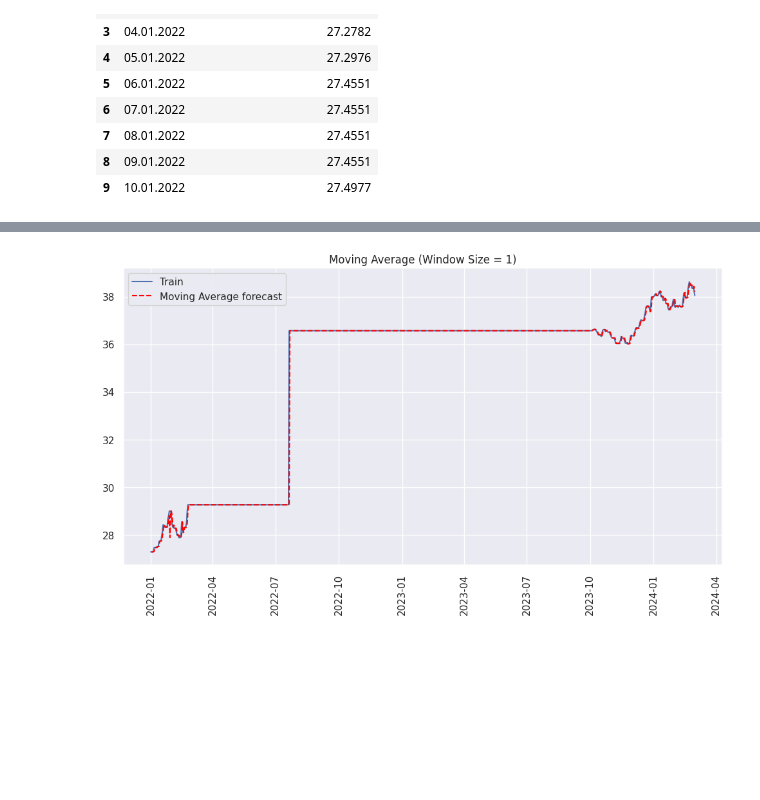
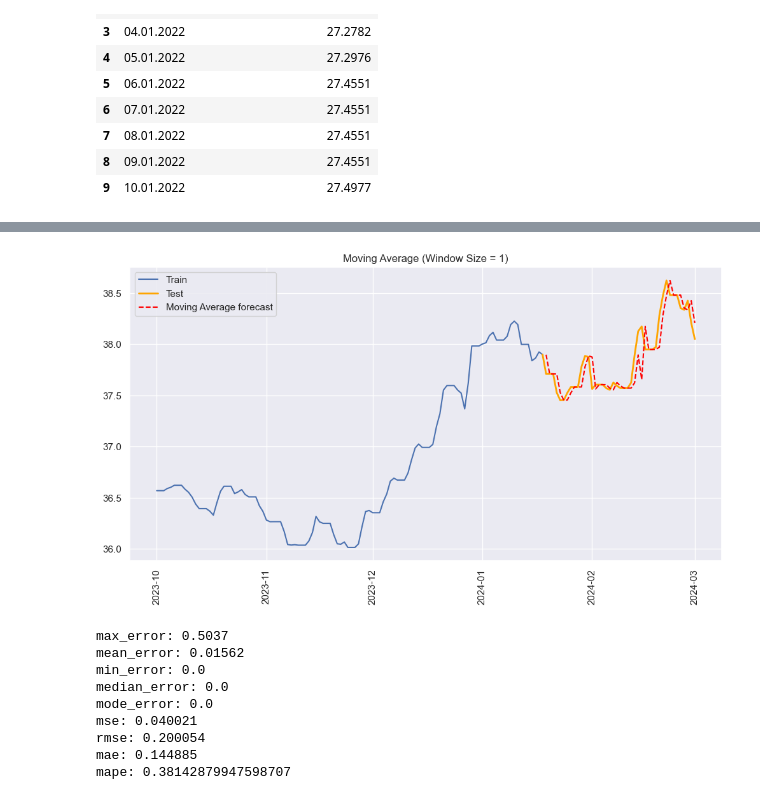
Before and after one commit to 4gn5t/DataAnalysis, a Jupyter notebook: lab7/main.ipynb, the cells around one changed output, grey strips where cells are left out. Cells and saved outputs as stored; diff of their text form; code cells hidden in the pictures; blank space fills up the shorter version.

```diff
--- a/lab7/main.ipynb
+++ b/lab7/main.ipynb
@@ -52,9 +52,13 @@ _data[['Дата', 'Офіційний курс гривні, грн']].head(10)
 | 8 | 09.01.2022 | 27.4551 |
 | 9 | 10.01.2022 | 27.4977 |
 # %%
-date = _data['Дата'].to_numpy()
-value = _data['Офіційний курс гривні, грн'].to_numpy()
+mask = pd.to_datetime(_data['Дата'], format='%d.%m.%Y') >= pd.to_datetime('01.10.2023', format='%d.%m.%Y')
+_data_filtered = _data[mask]
+
+date = _data_filtered['Дата'].to_numpy()
+value = _data_filtered['Офіційний курс гривні, грн'].to_numpy()
 date = pd.to_datetime(date, format='%d.%m.%Y')
+
 
 sns.set_theme(style="darkgrid")
 plt.figure(figsize=(15, 8))
@@ -128,7 +132,7 @@ mape: 0.20250099630460586
 # %%
-train_len = 720
-train = _data.iloc[:train_len].copy()
-test = _data.iloc[train_len:].copy()
+train_len = 110
+train = _data_filtered.iloc[:train_len].copy()
+test = _data_filtered.iloc[train_len-1:].copy()
 
 train['Дата'] = pd.to_datetime(train['Дата'], format='%d.%m.%Y')
 test['Дата'] = pd.to_datetime(test['Дата'], format='%d.%m.%Y')
@@ -185,7 +189,7 @@ mape: 0.2078019233786842
 # %%
-train_len = 720
-train = _data.iloc[:train_len].copy()
-test = _data.iloc[train_len:].copy()
+train_len = 110
+train = _data_filtered.iloc[:train_len].copy()
+test = _data_filtered.iloc[train_len-1:].copy()
 
 train['Дата'] = pd.to_datetime(train['Дата'], format='%d.%m.%Y')
 test['Дата'] = pd.to_datetime(test['Дата'], format='%d.%m.%Y')
@@ -356,21 +345,47 @@ mape: 0.6646805690089761
 # %%
 window_size = 1
-train = _data.copy()
+
+train_len = 110
+train = _data_filtered.iloc[:train_len].copy()
+test = _data_filtered.iloc[train_len-1:].copy()
+
 train['Дата'] = pd.to_datetime(train['Дата'], format='%d.%m.%Y')
+test['Дата'] = pd.to_datetime(test['Дата'], format='%d.%m.%Y')
+
 train['Офіційний курс гривні, грн'] = train['Офіційний курс гривні, грн'].astype(float)
+test['Офіційний курс гривні, грн'] = test['Офіційний курс гривні, грн'].astype(float)
 
-y_hat_ma = train.copy()
-y_hat_ma['ma_forecast'] = train['Офіційний курс гривні, грн'].rolling(window=window_size).mean().shift(1)
-y_hat_ma.loc[y_hat_ma.index[j], 'ma_forecast'] = train['Офіційний курс гривні, грн'].iloc[:j].mean()
+y_hat_ma = test.copy()
+y_hat_ma['ma_forecast'] = test['Офіційний курс гривні, грн'].rolling(window=window_size).mean().shift(1)
+y_hat_ma.loc[y_hat_ma.index[j], 'ma_forecast'] = test['Офіційний курс гривні, грн'].iloc[:j].mean()
 
 
 plt.figure(figsize=(12, 6))
 plt.plot(train['Дата'], train['Офіційний курс гривні, грн'], label='Train')
+plt.plot(test['Дата'], test['Офіційний курс гривні, грн'], label='Test', color='orange', linewidth=2)
 plt.plot(y_hat_ma['Дата'], y_hat_ma['ma_forecast'], label='Moving Average forecast', color='red', linestyle='--')
 plt.legend()
 plt.title(f'Moving Average (Window Size = {window_size})')
 plt.xticks(rotation=90)
 plt.grid(True)
 plt.show()
+
+valid_idx = ~y_hat_naive['naive_forecast'].isna()
+errors = calculation_statistic_error(
+    test['Офіційний курс гривні, грн'][valid_idx],
+    y_hat_naive['naive_forecast'][valid_idx]
+)
+
+for metric, value in errors.items():
+    print(f'{metric}: {value}')
 # %% [output]
-[figure, old version]
+[figure, new version]
+max_error: 0.5037
+mean_error: 0.01562
+min_error: 0.0
+median_error: 0.0
+mode_error: 0.0
+mse: 0.040021
+rmse: 0.200054
+mae: 0.144885
+mape: 0.38142879947598707
```
Also changed, not shown: parts of 9 cells of this notebook.
